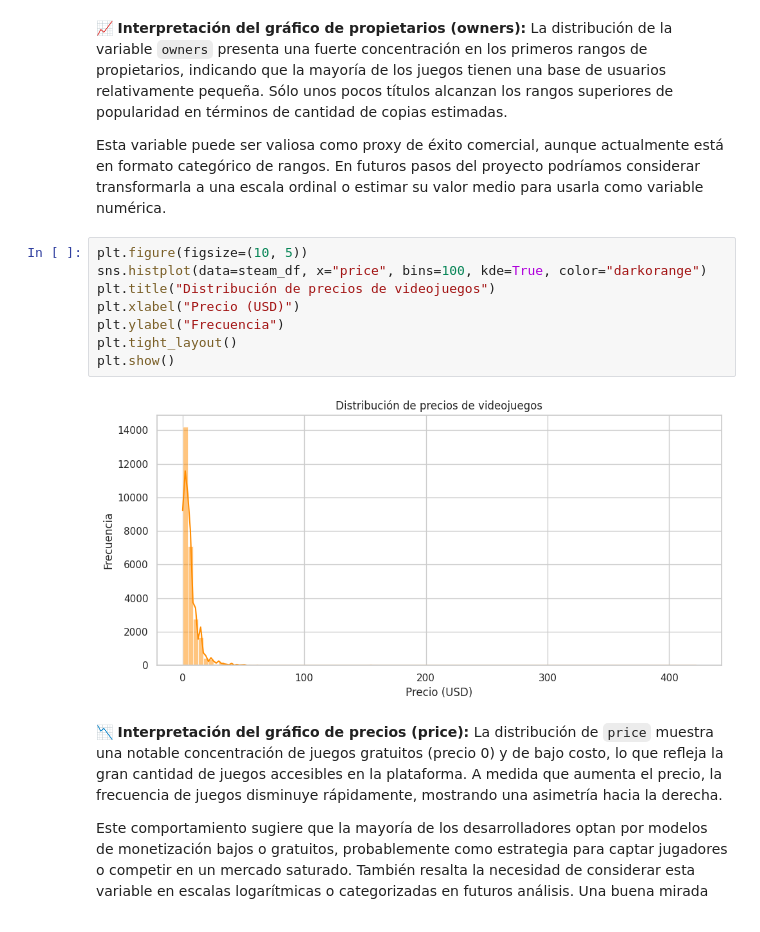
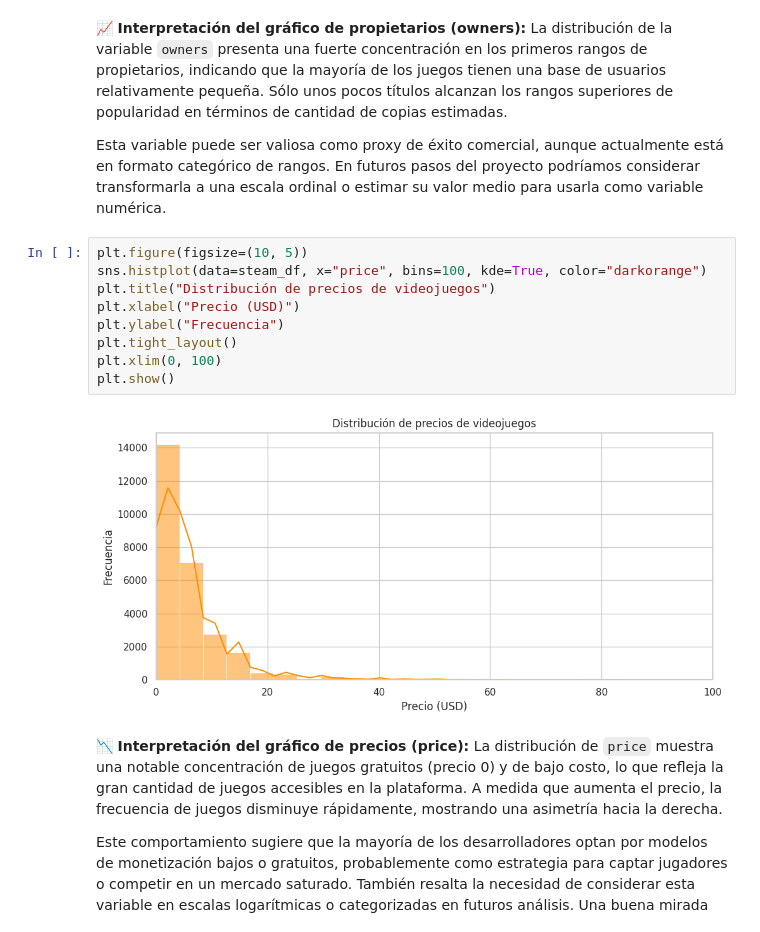
Before and after one commit to LuckDwn/Data-Science-II-Luca-Montenegro, a Jupyter notebook: Proyecto Final - Data Science II - Luca Montenegro.ipynb, the cells around one changed output. Cells and saved outputs as stored; diff of their text form.

```diff
--- a/Proyecto Final - Data Science II - Luca Montenegro.ipynb
+++ b/Proyecto Final - Data Science II - Luca Montenegro.ipynb
@@ -312,13 +313,14 @@ como variable numérica.
 # %%
 plt.figure(figsize=(10, 5))
 sns.histplot(data=steam_df, x="price", bins=100, kde=True, color="darkorange")
 plt.title("Distribución de precios de videojuegos")
 plt.xlabel("Precio (USD)")
 plt.ylabel("Frecuencia")
 plt.tight_layout()
+plt.xlim(0, 100)
 plt.show()
 # %% [output]
-[figure, old version]
+[figure, new version]
 # %% [markdown]
 📉 **Interpretación del gráfico de precios (price):**
 La distribución de `price` muestra una notable concentración de juegos gratuitos (precio 0) y de bajo costo,
```
Also changed, not shown: parts of 6 cells of this notebook.
